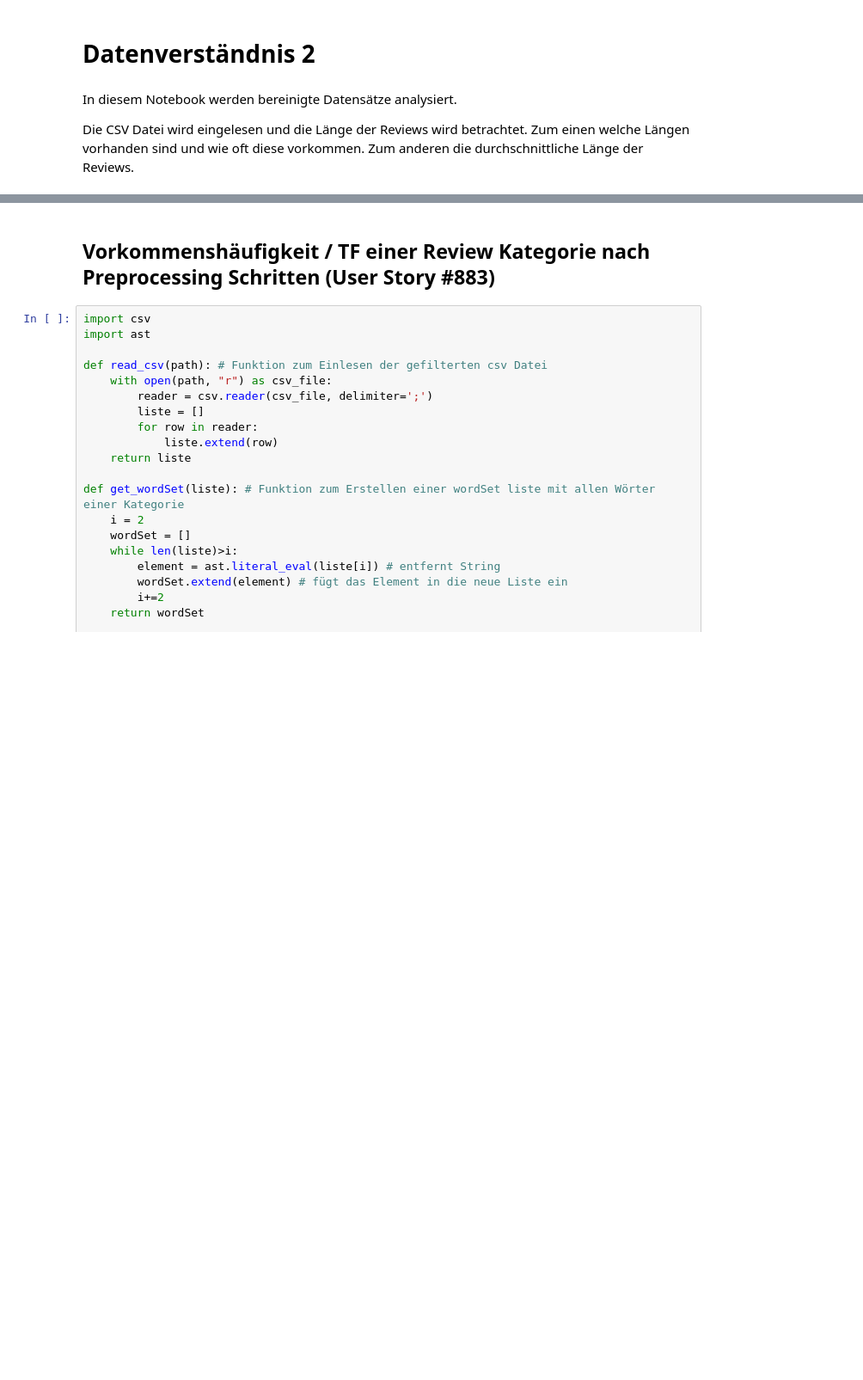
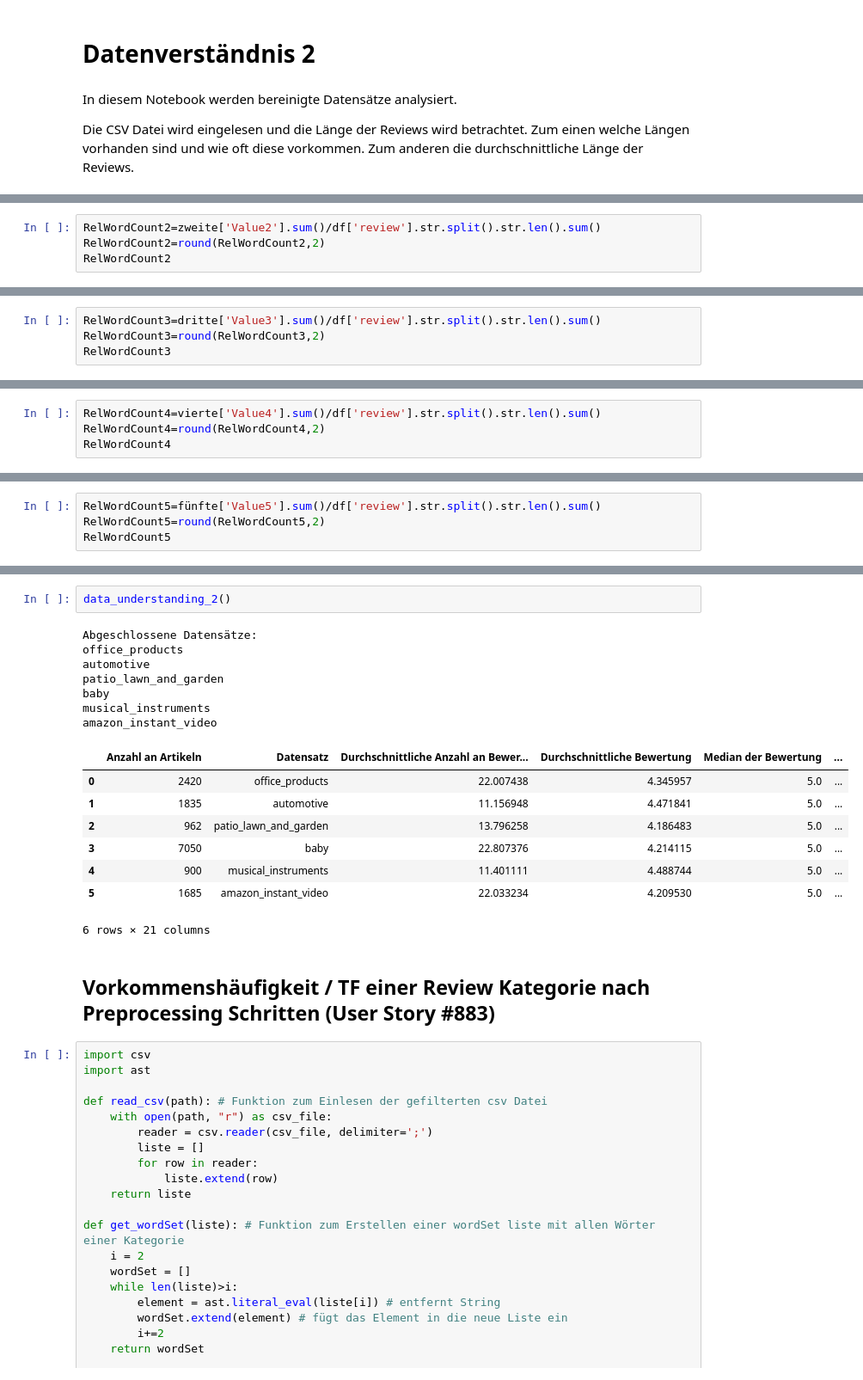
Before and after one commit to VDegraf/PS_AIS_WS18, a Jupyter notebook: Data_Understanding/data_understanding_2.ipynb, the cells around one changed output, grey strips where cells are left out. Shown at 86% size. Cells and saved outputs as stored; diff of their text form; blank space fills up the shorter version.

```diff
--- a/Data_Understanding/data_understanding_2.ipynb
+++ b/Data_Understanding/data_understanding_2.ipynb
@@ -77,0 +186,4 @@ def reviewlength(path):
+# %%
+RelWordCount2=zweite['Value2'].sum()/df['review'].str.split().str.len().sum()
+RelWordCount2=round(RelWordCount2,2)
+RelWordCount2
@@ -77,0 +194,4 @@ def reviewlength(path):
+# %%
+RelWordCount3=dritte['Value3'].sum()/df['review'].str.split().str.len().sum()
+RelWordCount3=round(RelWordCount3,2)
+RelWordCount3
@@ -77,0 +202,4 @@ def reviewlength(path):
+# %%
+RelWordCount4=vierte['Value4'].sum()/df['review'].str.split().str.len().sum()
+RelWordCount4=round(RelWordCount4,2)
+RelWordCount4
@@ -77,0 +210,4 @@ def reviewlength(path):
+# %%
+RelWordCount5=fünfte['Value5'].sum()/df['review'].str.split().str.len().sum()
+RelWordCount5=round(RelWordCount5,2)
+RelWordCount5
@@ -78,3 +447,21 @@ def reviewlength(path):
+# %%
+data_understanding_2()
+# %% [output]
+Abgeschlossene Datensätze:
+office_products
+automotive
+patio_lawn_and_garden
+baby
+musical_instruments
+amazon_instant_video
+|  | Anzahl an Artikeln | Datensatz | Durchschnittliche Anzahl an Bewer... | Durchschnittliche Bewertung | Median der Bewertung | ... |
+| 0 | 2420 | office_products | 22.007438 | 4.345957 | 5.0 | ... |
+| 1 | 1835 | automotive | 11.156948 | 4.471841 | 5.0 | ... |
+| 2 | 962 | patio_lawn_and_garden | 13.796258 | 4.186483 | 5.0 | ... |
+| 3 | 7050 | baby | 22.807376 | 4.214115 | 5.0 | ... |
+| 4 | 900 | musical_instruments | 11.401111 | 4.488744 | 5.0 | ... |
+| 5 | 1685 | amazon_instant_video | 22.033234 | 4.209530 | 5.0 | ... |
+6 rows × 21 columns
 # %% [markdown]
 ## Vorkommenshäufigkeit / TF einer Review Kategorie nach Preprocessing Schritten (User Story #883)
 # %%
```
Also changed, not shown: parts of 50 cells of this notebook, 1 other file.
